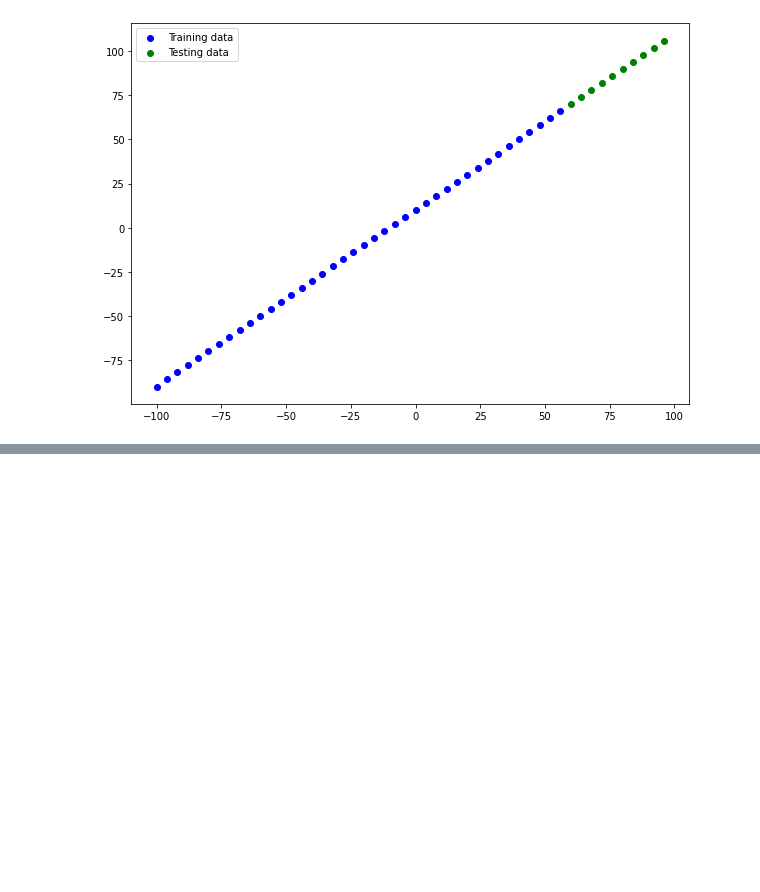
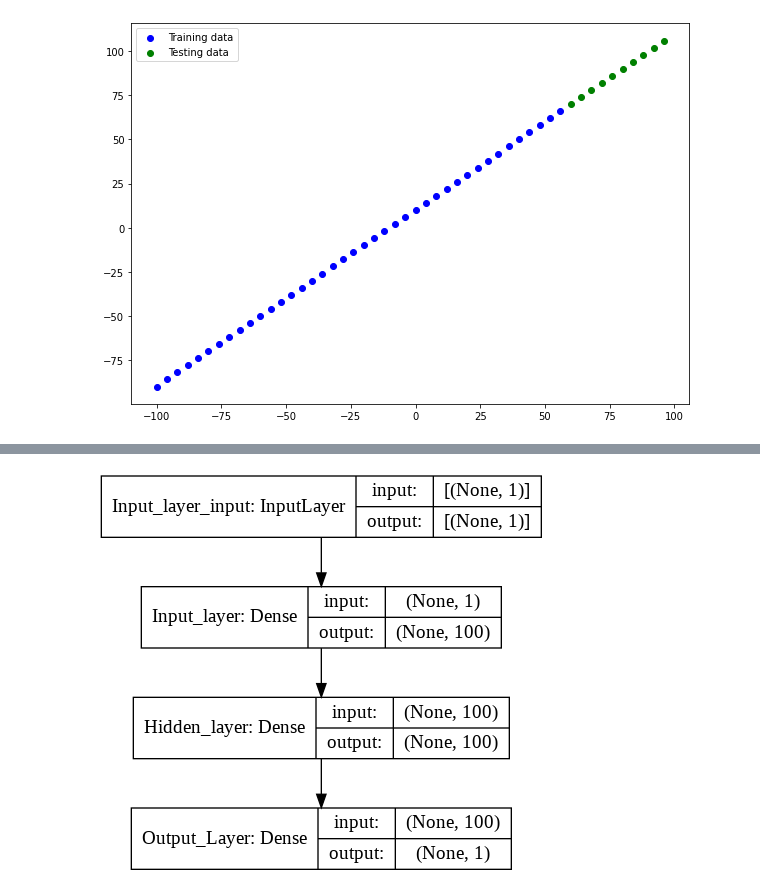
Before and after one commit to gwalshe73/TFDevCert2021, a Jupyter notebook: 01_neural_network_regression_with_tensorflow_video.ipynb, the cells around one changed output, grey strips where cells are left out. Saved outputs shown, nothing was run; the diff lists cells and outputs as text; code cells hidden in the pictures; blank space fills up the shorter version.

```diff
--- a/01_neural_network_regression_with_tensorflow_video.ipynb
+++ b/01_neural_network_regression_with_tensorflow_video.ipynb
@@ -308,0 +329,15 @@ plt.legend()
+# %%
+# Let's create a model that builds automatically by defining the input_shape argument in the first layer
+tf.random.set_seed(42)
+
+# 1. Create a model
+model = tf.keras.Sequential([
+                             tf.keras.layers.Dense(100, input_shape=[1], name="Input_layer"),
+                             tf.keras.layers.Dense(100, input_shape=[1], name="Hidden_layer"),
+                             tf.keras.layers.Dense(1, name="Output_Layer")
+], name="Our_first_named_model.")
+
+# 2. Compile the model
+model.compile(loss=tf.keras.losses.mae,
+              optimizer=tf.keras.optimizers.Adam(learning_rate=0.005),
+              metrics=["mae"])
@@ -308,0 +365,3 @@ plt.legend()
+# %%
+# Let's fit our model to the training data
+model.fit(X_train, y_train, epochs=500)
@@ -308,0 +389,4 @@ plt.legend()
+# %%
+plot_model(model=model, show_shapes=True)
+# %% [output]
+[figure, added]
```
Also changed, not shown: parts of 22 cells of this notebook.
